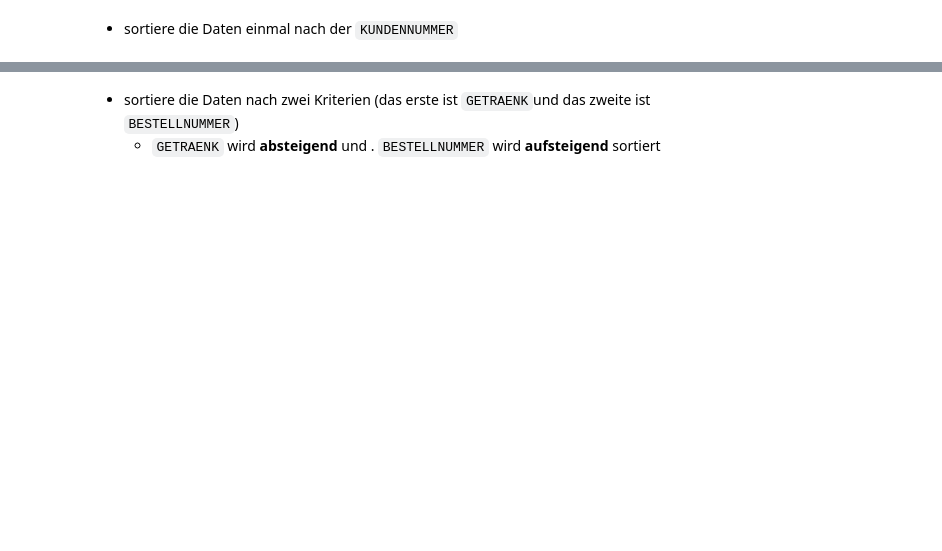
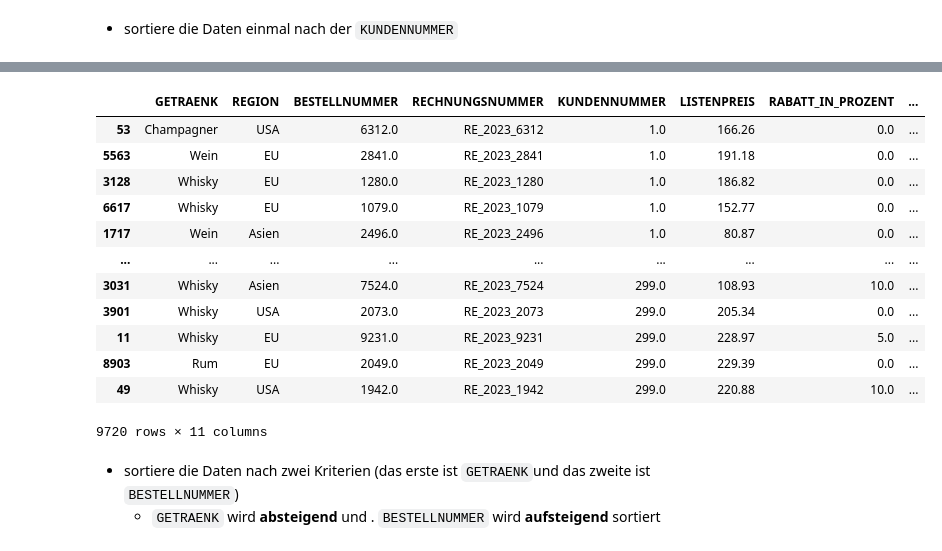
Before and after one commit to ImFin3/Fortgeschrittene-Programmierung-Uebungen, a Jupyter notebook: 06_Basis_Pandas.ipynb, the cells around one changed output, grey strips where cells are left out. Cells and saved outputs as stored; diff of their text form; code cells hidden in the pictures; blank space fills up the shorter version.

```diff
--- a/06_Basis_Pandas.ipynb
+++ b/06_Basis_Pandas.ipynb
@@ -428,0 +634,4 @@ memory usage: 866.3+ KB
+# %%
+customer_list = data_2023_filtered["KUNDENNUMMER"]
+data_2023_unique = data_2023_unique[~data_2023_unique["KUNDENNUMMER"].isin(customer_list)]
+data_2023_unique
@@ -446,3 +654,19 @@ memory usage: 866.3+ KB
+# %%
+data_2023_unique.sort_values("KUNDENNUMMER")
+# %% [output]
+|  | GETRAENK | REGION | BESTELLNUMMER | RECHNUNGSNUMMER | KUNDENNUMMER | LISTENPREIS | RABATT_IN_PROZENT | ... |
+| 53 | Champagner | USA | 6312.0 | RE_2023_6312 | 1.0 | 166.26 | 0.0 | ... |
+| 5563 | Wein | EU | 2841.0 | RE_2023_2841 | 1.0 | 191.18 | 0.0 | ... |
+| 3128 | Whisky | EU | 1280.0 | RE_2023_1280 | 1.0 | 186.82 | 0.0 | ... |
+| 6617 | Whisky | EU | 1079.0 | RE_2023_1079 | 1.0 | 152.77 | 0.0 | ... |
+| 1717 | Wein | Asien | 2496.0 | RE_2023_2496 | 1.0 | 80.87 | 0.0 | ... |
+| ... | ... | ... | ... | ... | ... | ... | ... | ... |
+| 3031 | Whisky | Asien | 7524.0 | RE_2023_7524 | 299.0 | 108.93 | 10.0 | ... |
+| 3901 | Whisky | USA | 2073.0 | RE_2023_2073 | 299.0 | 205.34 | 0.0 | ... |
+| 11 | Whisky | EU | 9231.0 | RE_2023_9231 | 299.0 | 228.97 | 5.0 | ... |
+| 8903 | Rum | EU | 2049.0 | RE_2023_2049 | 299.0 | 229.39 | 0.0 | ... |
+| 49 | Whisky | USA | 1942.0 | RE_2023_1942 | 299.0 | 220.88 | 10.0 | ... |
+9720 rows × 11 columns
 # %% [markdown]
 - sortiere die Daten nach zwei Kriterien (das erste ist `GETRAENK`und das zweite ist `BESTELLNUMMER`)
     - `GETRAENK` wird **absteigend** und
```
Also changed, not shown: parts of 91 cells of this notebook, 8 other files.
